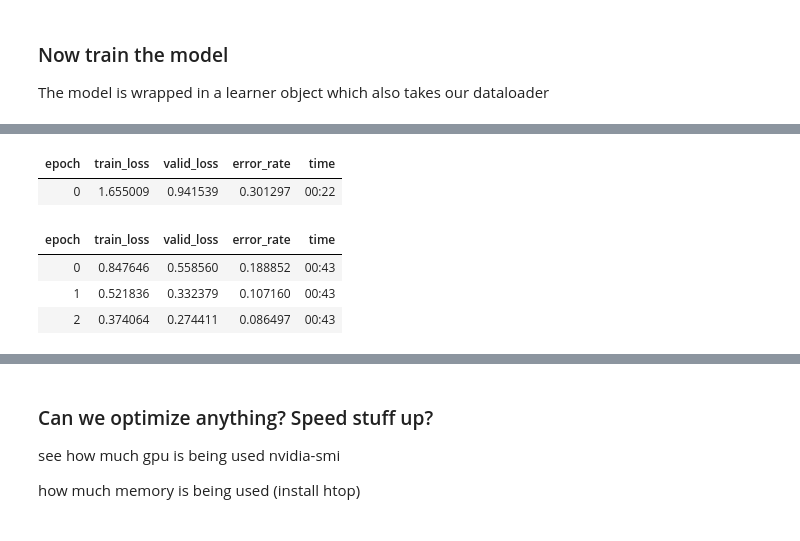
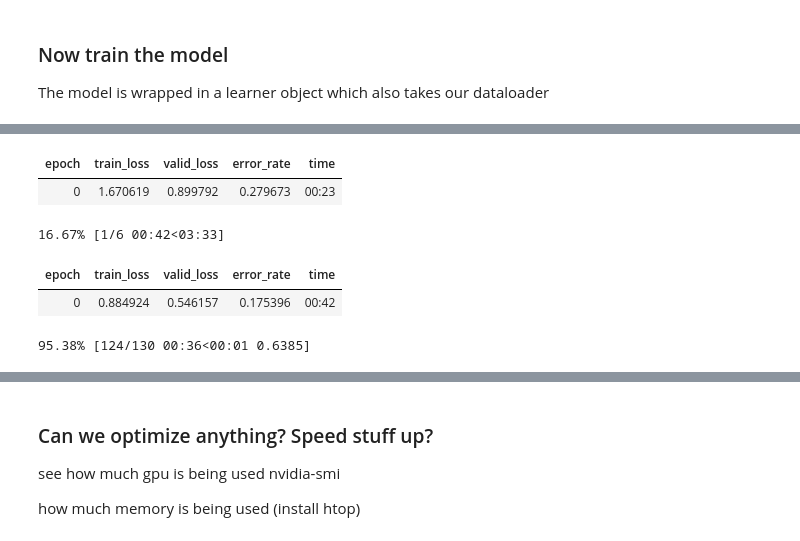
Before and after one commit to kperkins411/PCSE_595_code, a Jupyter notebook: kaggle_paddy.ipynb, the cells around one changed output, grey strips where cells are left out. Cells and saved outputs as stored; diff of their text form; code cells hidden in the pictures.

```diff
--- a/kaggle_paddy.ipynb
+++ b/kaggle_paddy.ipynb
@@ -250,11 +244,13 @@ learn.fine_tune(2)
 # %%
 #this learner will a timm model
 learn = vision_learner(dls, 'convnext_tiny', metrics=error_rate, path='.')
-learn.fine_tune(3)
+
+
+learn.fine_tune(6)
 # %% [output]
 | epoch | train_loss | valid_loss | error_rate | time |
-| 0 | 1.655009 | 0.941539 | 0.301297 | 00:22 |
+| 0 | 1.670619 | 0.899792 | 0.279673 | 00:23 |
+16.67% [1/6 00:42<03:33]
 | epoch | train_loss | valid_loss | error_rate | time |
-| 0 | 0.847646 | 0.558560 | 0.188852 | 00:43 |
-| 1 | 0.521836 | 0.332379 | 0.107160 | 00:43 |
-| 2 | 0.374064 | 0.274411 | 0.086497 | 00:43 |
+| 0 | 0.884924 | 0.546157 | 0.175396 | 00:42 |
+95.38% [124/130 00:36<00:01 0.6385]
```
Also changed, not shown: parts of 17 cells of this notebook.
